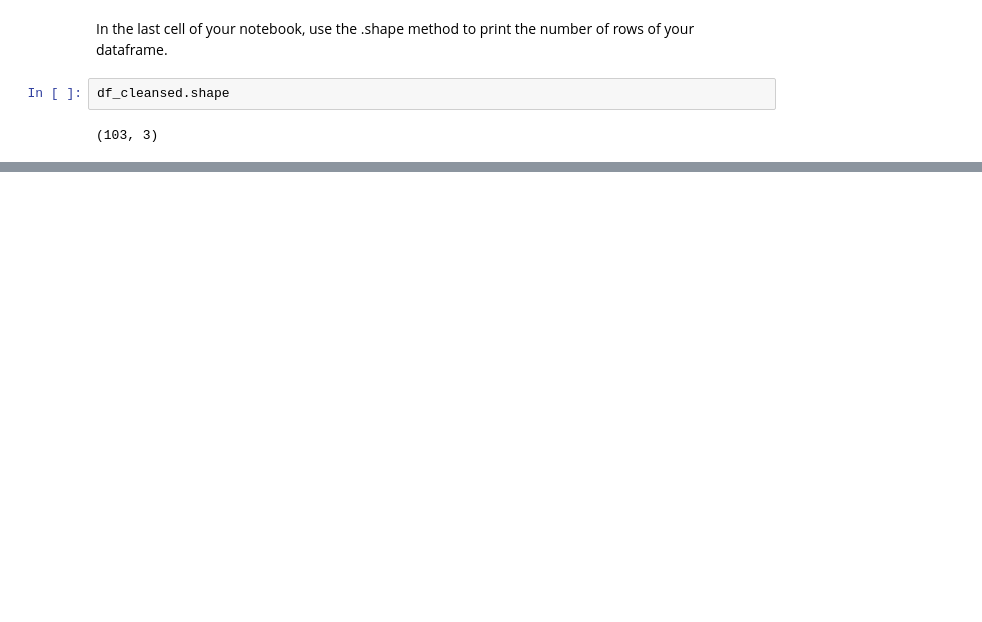
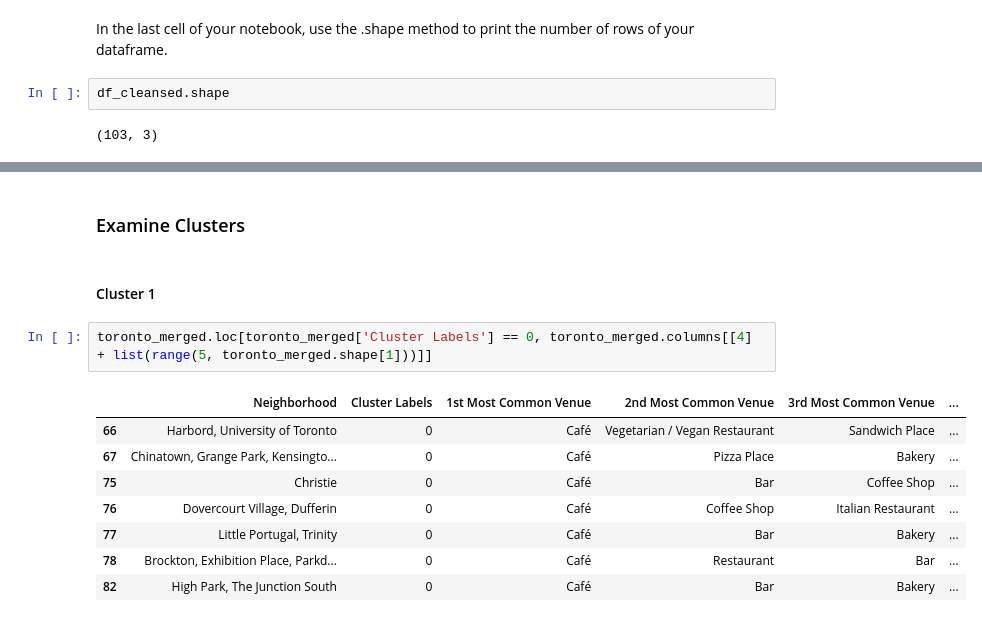
Before and after one commit to pazamorta/Coursera_Capstone, a Jupyter notebook: Neighbourhoods in Toronto.ipynb, the cells around one changed output, grey strips where cells are left out. Cells and saved outputs as stored; diff of their text form; blank space fills up the shorter version.

```diff
--- a/Neighbourhoods in Toronto.ipynb
+++ b/Neighbourhoods in Toronto.ipynb
@@ -73,0 +465,15 @@ df_cleansed.shape
+# %% [markdown]
+### Examine Clusters
+# %% [markdown]
+#### Cluster 1
+# %%
+toronto_merged.loc[toronto_merged['Cluster Labels'] == 0, toronto_merged.columns[[4] + list(range(5, toronto_merged.shape[1]))]]
+# %% [output]
+|  | Neighborhood | Cluster Labels | 1st Most Common Venue | 2nd Most Common Venue | 3rd Most Common Venue | ... |
+| 66 | Harbord, University of Toronto | 0 | Café | Vegetarian / Vegan Restaurant | Sandwich Place | ... |
+| 67 | Chinatown, Grange Park, Kensingto... | 0 | Café | Pizza Place | Bakery | ... |
+| 75 | Christie | 0 | Café | Bar | Coffee Shop | ... |
+| 76 | Dovercourt Village, Dufferin | 0 | Café | Coffee Shop | Italian Restaurant | ... |
+| 77 | Little Portugal, Trinity | 0 | Café | Bar | Bakery | ... |
+| 78 | Brockton, Exhibition Place, Parkd... | 0 | Café | Restaurant | Bar | ... |
+| 82 | High Park, The Junction South | 0 | Café | Bar | Bakery | ... |
```
Also changed, not shown: parts of 48 cells of this notebook.
